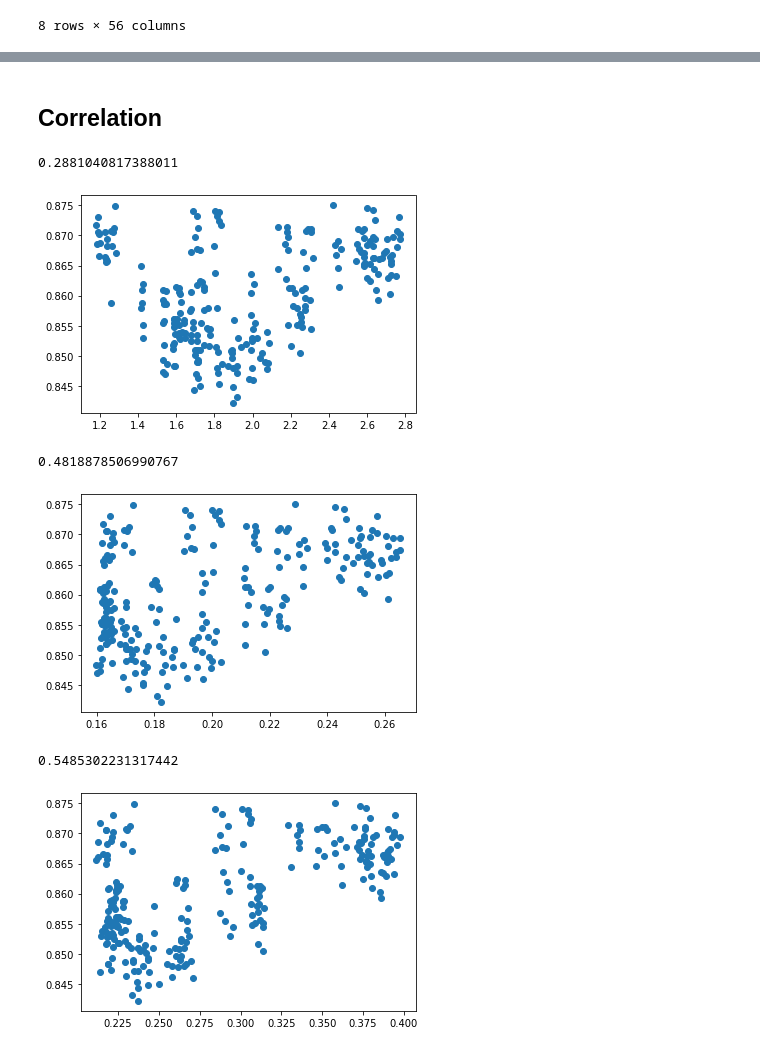
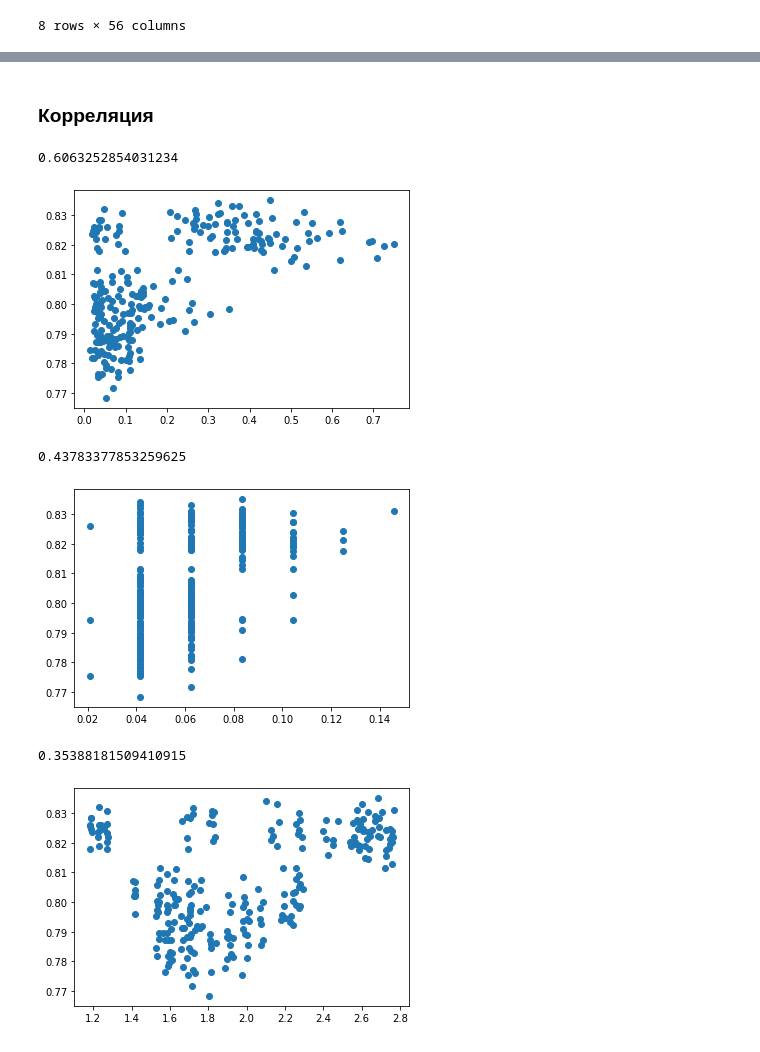
Before and after one commit to Dionidgy/ML, a Jupyter notebook: lifelong/lifelong_Keras-FT.ipynb, the cells around one changed output, grey strips where cells are left out. Saved outputs shown, nothing was run; the diff lists cells and outputs as text; code cells hidden in the pictures.

```diff
--- a/lifelong/lifelong_Keras-FT.ipynb
+++ b/lifelong/lifelong_Keras-FT.ipynb
@@ -133,6 +85,6 @@ df_all
 # %%
-df_by_years = {}
-for year in df_all.reviewTime.dt.year.unique().tolist():
-    df_by_years[year] = df_all[df_all.reviewTime.dt.year == year].reset_index(drop = True)
-    print(year, len(df_by_years[year]))
-    print(df_by_years[year].bin_label.value_counts(), '\n')
+# df_by_years = {}
+# for year in df_all.reviewTime.dt.year.unique().tolist():
+#     df_by_years[year] = df_all[df_all.reviewTime.dt.year == year].reset_index(drop = True)
+#     print(year, len(df_by_years[year]))
+#     print(df_by_years[year].bin_label.value_counts(), '\n')
@@ -157,15 +91,16 @@ Name: bin_label, dtype: int64
 # %%
-samples_number = 7
-skf = StratifiedKFold(n_splits=samples_number)
-data_by_year_splitted = {}
-for year in range(2007, 2015):
-    data_tmp = df_by_years[year].sample(35000)
-    data_list, labels_list = [], []
-
-    for train_index, test_index in skf.split(data_tmp.words, data_tmp.label):
-        data = data_tmp.iloc[test_index]
-        data_list.append(data.words)
-        labels_list.append(data.label)
-
-    data_by_year_splitted[year] = {'data': data_list, 'labels': labels_list}
-    print(year)
+# skf = StratifiedKFold(n_splits=samples_number)
+# for year in range(2007, 2015):
+#     data_tmp = df_by_years[year].sample(35000)
+#     data_list = []
+#     index = 0
+#     for train_index, test_index in skf.split(data_tmp.words, data_tmp.label):
+#         data = data_tmp.iloc[test_index]
+#         data[['words', 'label']].to_csv('data/{0}_{1}.csv'.format(year, index))
+#         index += 1
+#     print(year)
+# del df_by_years
+# del df_all
+# del porter_stemmer
+# del tok
+# gc.collect()
@@ -205,7 +133,7 @@ df_accuracy
 | 2014 | 0.0 | 0.0 | 0.0 | 0.0 | 0.0 | 0.0 | 0.0 | 0.0 | 0.0 | 0.0 | ... | ... |
 8 rows × 56 columns
 # %%
-def generator(X_data, y_data, batch_size):
+def Generator(X_data, y_data, batch_size):
 
     samples_per_epoch = X_data.shape[0]
     number_of_batches = samples_per_epoch/batch_size
@@ -437,5 +485,5 @@ ur_style
 # %% [markdown]
-## Сorrelation
+### Корреляция
 # %%
 def transform_df_to_arr(df):
     arr = df.to_numpy().reshape(7*8*8,)
@@ -448,17 +496,17 @@ def search_correlation(df_1, df_2):
     plt.scatter(arr_1, arr_2)
     return(np.corrcoef(arr_1, arr_2)[0, 1])
 # %%
-search_correlation(df_tvd, df_accuracy)
+search_correlation(df_tvd_lstm, df_accuracy)
 # %% [output]
-0.2881040817388011
+0.6063252854031234
-[figure, old version]
+[figure, new version]
 # %%
-search_correlation(df_js, df_accuracy)
+search_correlation(df_ks_lstm, df_accuracy)
 # %% [output]
-0.4818878506990767
+0.43783377853259625
-[figure, old version]
+[figure, new version]
 # %%
-search_correlation(df_ks, df_accuracy)
+search_correlation(df_tvd_tfidf, df_accuracy)
 # %% [output]
-0.5485302231317442
+0.35388181509410915
-[figure, old version]
+[figure, new version]
```
Also changed, not shown: parts of 42 cells of this notebook.
